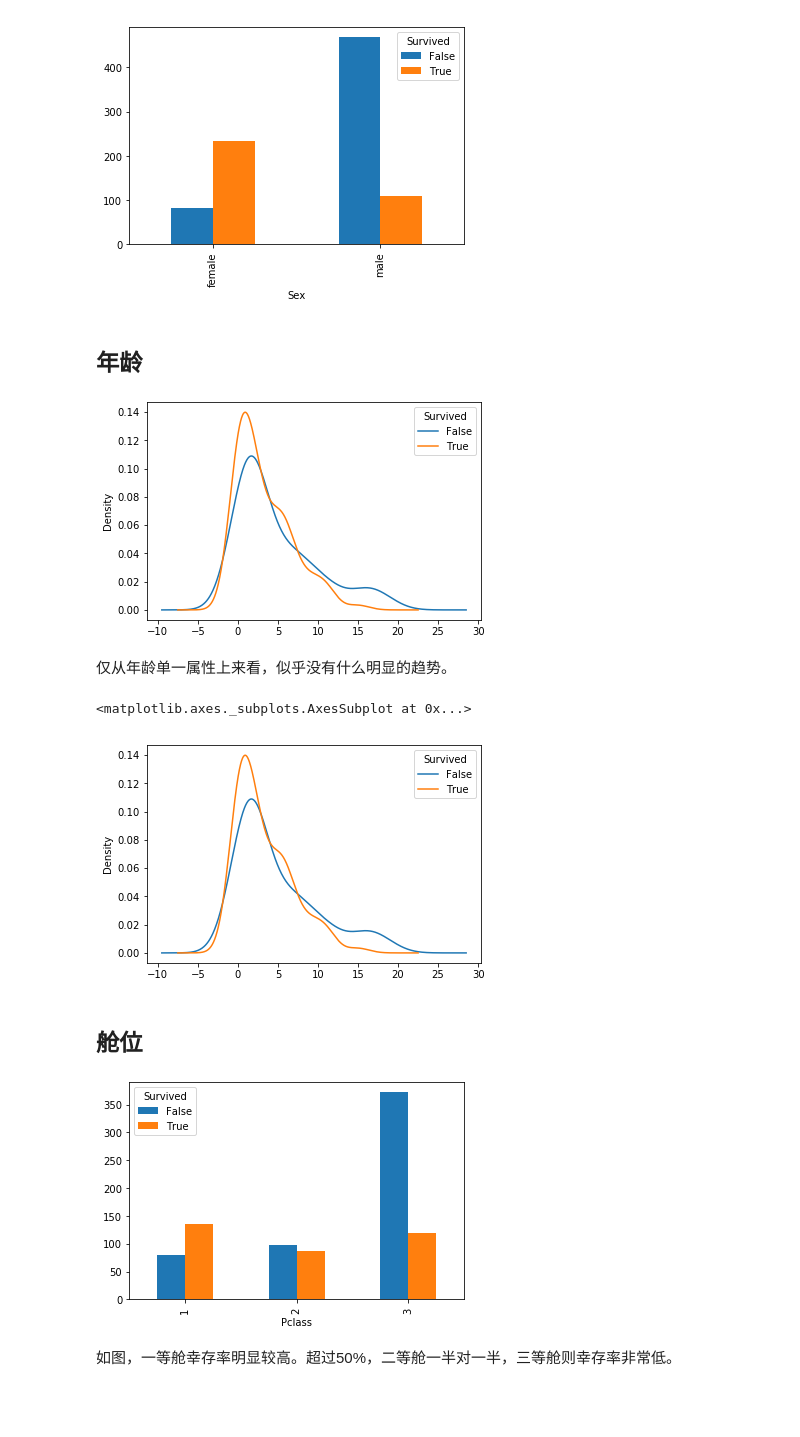
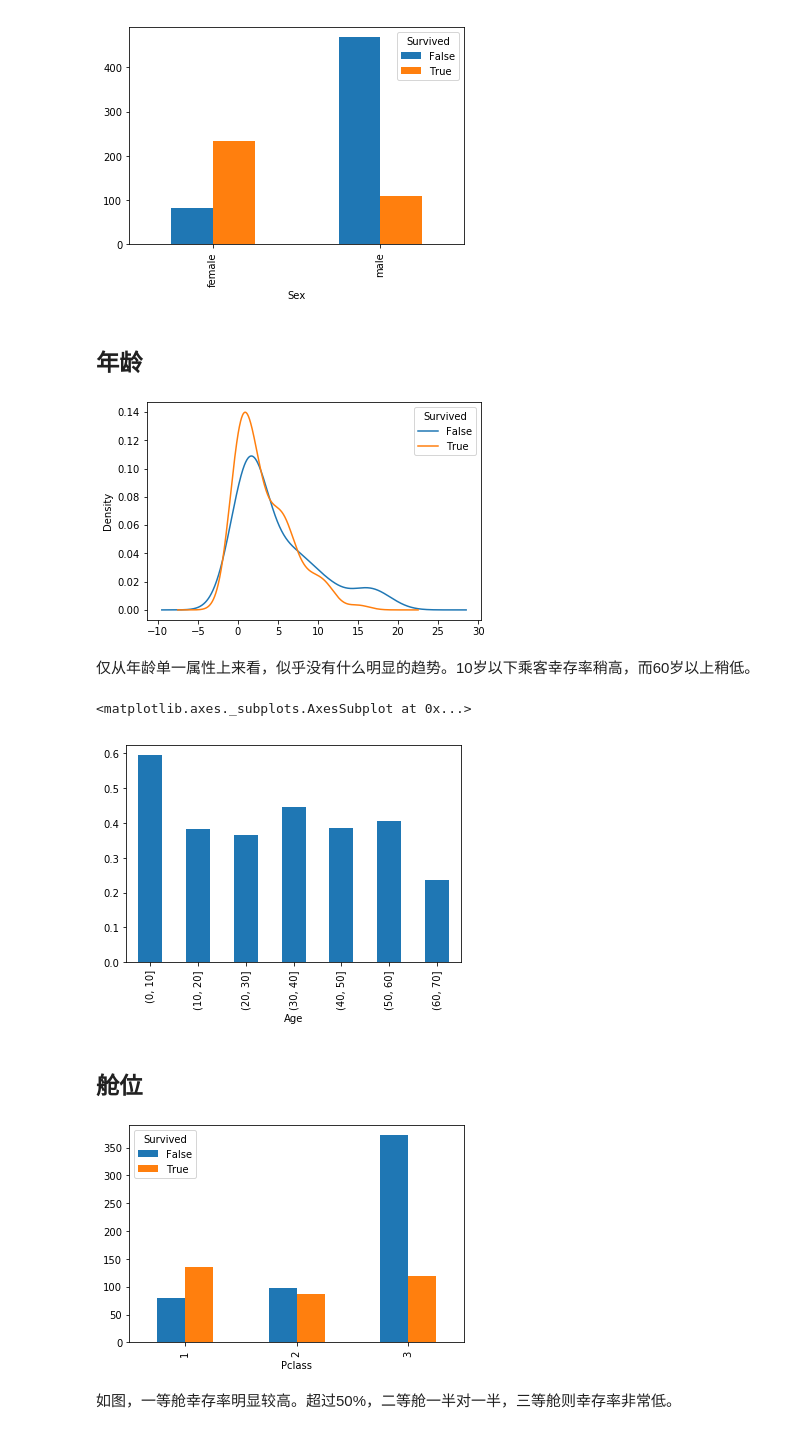
Before and after one commit to zcfan/ml-basic-part4-project, a Jupyter notebook: report.ipynb, the cells around one changed output. Drawn from its saved outputs; the diff is of its cells as text; code cells hidden in the pictures; blank space fills up the shorter version.

```diff
--- a/report.ipynb
+++ b/report.ipynb
@@ -54,13 +45,21 @@ death_sex.plot(kind='bar')
 
 ![image.png](attachment:image.png)
 
-仅从年龄单一属性上来看，似乎没有什么明显的趋势。
+仅从年龄单一属性上来看，似乎没有什么明显的趋势。10岁以下乘客幸存率稍高，而60岁以上稍低。
-# %%
-death_age = pd.crosstab(titanic.Age, titanic.Survived.astype(bool))
-death_age.plot.kde()
-# %% [output]
-<matplotlib.axes._subplots.AxesSubplot at 0x...>
-[figure, removed]
+# %%
+age_not_nan = titanic[~np.isnan(titanic.Age)]
+
+ages = np.arange(0, 80, 10)
+age_cut = pd.cut(age_not_nan.Age, ages)
+age_cut_grouped = age_not_nan.groupby(age_cut)
+
+age_survival_rate = (age_cut_grouped.sum()/age_cut_grouped.count()).Survived
+age_survival_rate.plot.bar()
+# death_age = pd.crosstab(titanic.Age, titanic.Survived.astype(bool))
+# death_age.plot.hist()
+# %% [output]
+<matplotlib.axes._subplots.AxesSubplot at 0x...>
+[figure, added]
 # %% [markdown]
 ## 舱位
 
```
Also changed, not shown: parts of 8 cells of this notebook.
